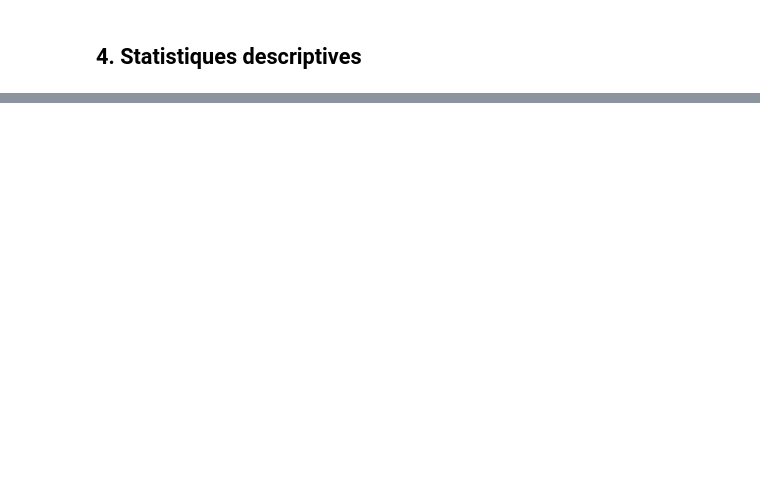
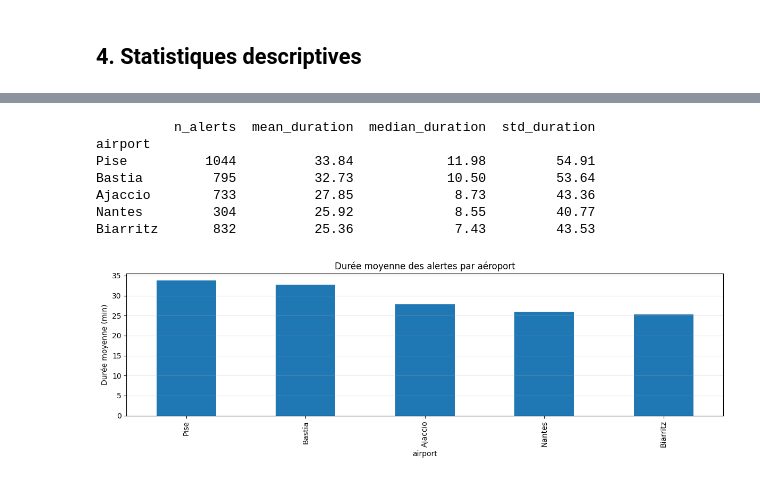
Before and after one commit to N-Mehdi/Dataverse, a Jupyter notebook: data/exploration.ipynb, the cells around one changed output, grey strips where cells are left out. Drawn from its saved outputs; the diff is of its cells as text; code cells hidden in the pictures; blank space fills up the shorter version.

```diff
--- a/data/exploration.ipynb
+++ b/data/exploration.ipynb
@@ -4592,0 +207,19 @@ Lift : 1.45x
+# %%
+# Chunk 12 — reconstruction df_alerts depuis df_raw
+df_alerts = (
+    df_raw[df_raw["airport_alert_id"].notna()]
+    .groupby(["airport", "airport_alert_id"])["date"]
+    .agg(t_start="min", t_end="max")
+    .reset_index()
+)
+df_alerts["duration"] = (df_alerts["t_end"] - df_alerts["t_start"]).dt.total_seconds() / 60
+df_alerts["hour"]     = df_alerts["t_start"].dt.hour
+df_alerts["month"]    = df_alerts["t_start"].dt.month
+df_alerts["season"]   = df_alerts["month"].map({
+    12:"Hiver", 1:"Hiver", 2:"Hiver",
+    3:"Printemps", 4:"Printemps", 5:"Printemps",
+    6:"Été", 7:"Été", 8:"Été",
+    9:"Automne", 10:"Automne", 11:"Automne"
+})
+print(f"df_alerts : {df_alerts.shape}")
+print(df_alerts.head())
@@ -4592,0 +284,21 @@ Lift : 1.45x
+# %%
+# Chunk 14
+airport_stats = (
+    df_alerts.groupby("airport")
+    .agg(n_alerts=("airport_alert_id","nunique"), mean_duration=("duration","mean"),
+         median_duration=("duration","median"), std_duration=("duration","std"))
+    .sort_values("mean_duration", ascending=False)
+)
+print(airport_stats.round(2))
+airport_stats["mean_duration"].plot(kind="bar", figsize=(12, 4))
+plt.title("Durée moyenne des alertes par aéroport"); plt.ylabel("Durée moyenne (min)")
+plt.grid(axis="y", alpha=0.3); plt.tight_layout(); plt.show()
+# %% [output]
+          n_alerts  mean_duration  median_duration  std_duration
+airport
+Pise          1044          33.84            11.98         54.91
+Bastia         795          32.73            10.50         53.64
+Ajaccio        733          27.85             8.73         43.36
+Nantes         304          25.92             8.55         40.77
+Biarritz       832          25.36             7.43         43.53
+[figure, added]
```
Also changed, not shown: parts of 182 cells of this notebook, 18 other files.
